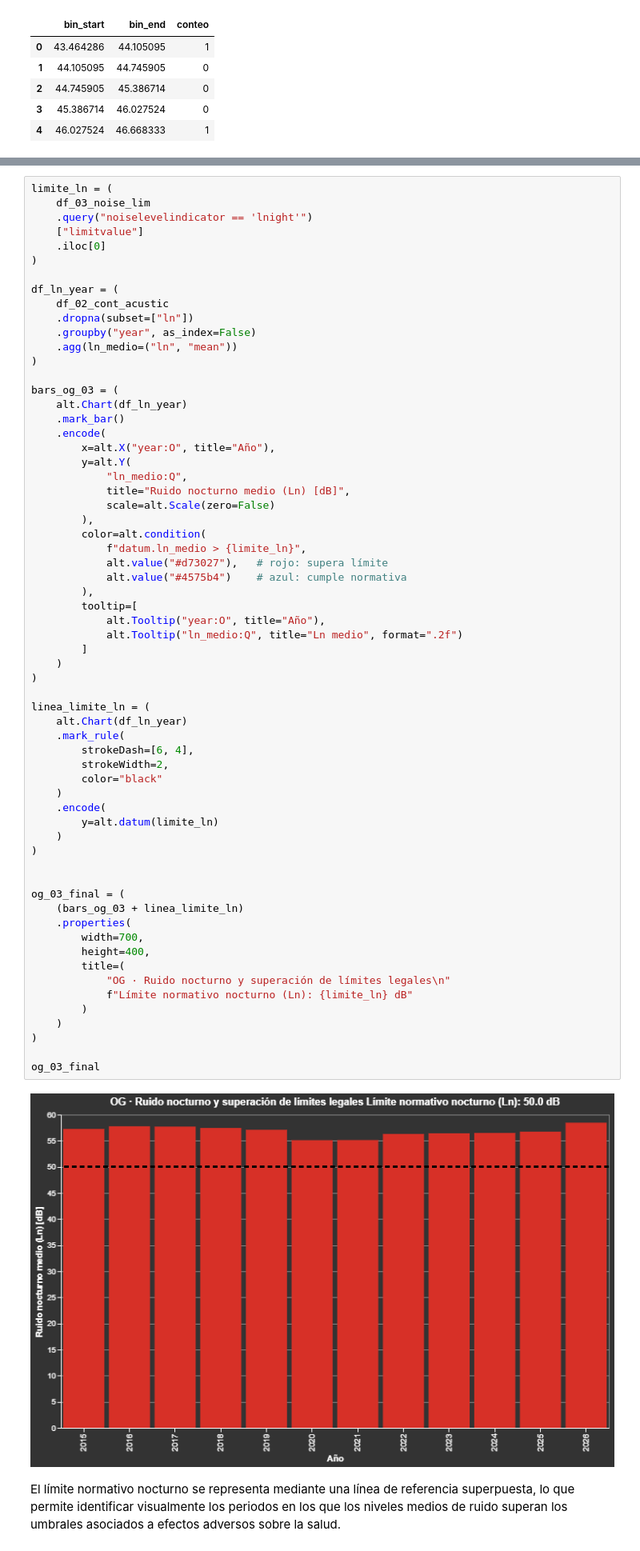
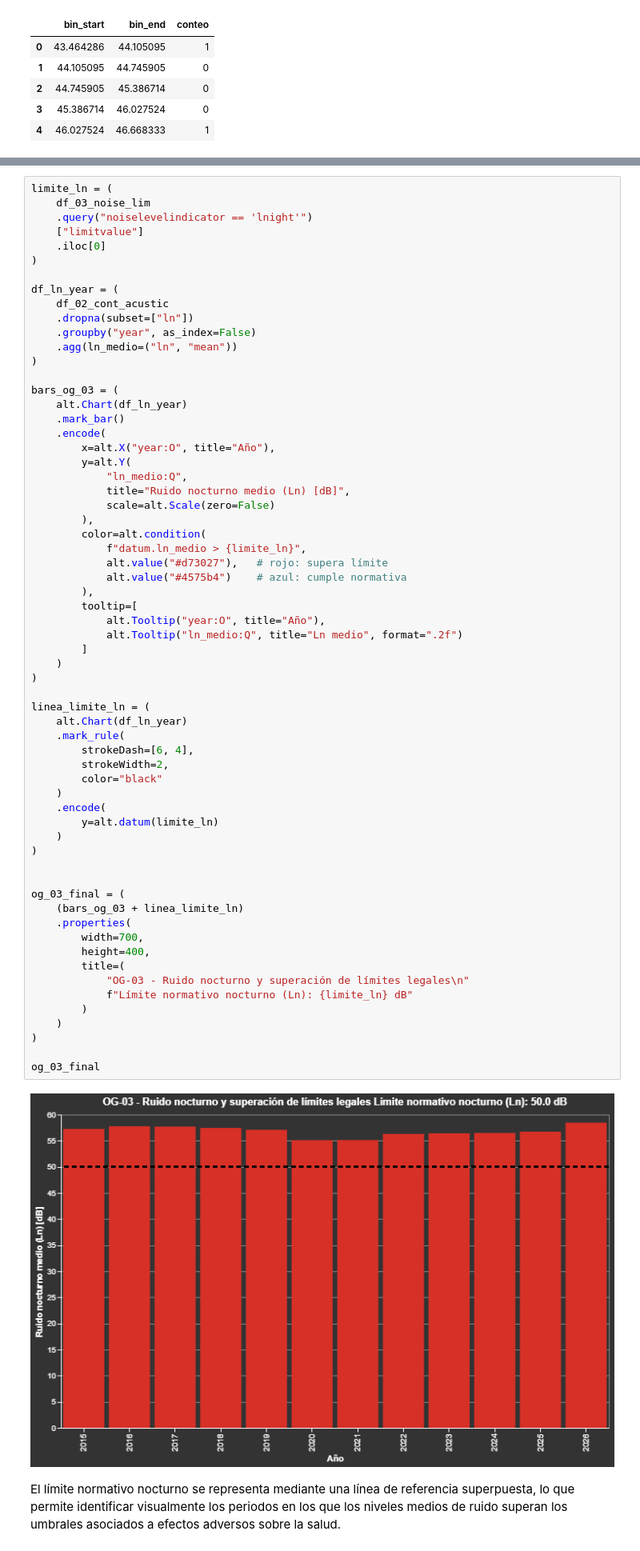
Before and after one commit to raq-abreu/Ruido-Visualizacion, a Jupyter notebook: notebooks entrega final/0G-Impacto ruido global.ipynb, the cells around one changed output, grey strips where cells are left out. Shown at 80% size. Drawn from its saved outputs; the diff is of its cells as text.

```diff
--- a/notebooks entrega final/0G-Impacto ruido global.ipynb
+++ b/notebooks entrega final/0G-Impacto ruido global.ipynb
@@ -370,35 +358,35 @@ bars_og_03 = (
         ]
     )
 )
 
 linea_limite_ln = (
     alt.Chart(df_ln_year)
     .mark_rule(
         strokeDash=[6, 4],
         strokeWidth=2,
         color="black"
     )
     .encode(
         y=alt.datum(limite_ln)
     )
 )
 
 
 og_03_final = (
     (bars_og_03 + linea_limite_ln)
     .properties(
         width=700,
         height=400,
         title=(
-            "OG · Ruido nocturno y superación de límites legales\n"
+            "OG-03 - Ruido nocturno y superación de límites legales\n"
             f"Límite normativo nocturno (Ln): {limite_ln} dB"
         )
     )
 )
 
 og_03_final
 # %% [output]
-[figure, old version]
+[figure, new version]
 # %% [markdown]
 El límite normativo nocturno se representa mediante una línea de referencia superpuesta, lo que permite identificar visualmente los periodos en los que los niveles medios de ruido superan los umbrales asociados a efectos adversos sobre la salud.
 # %% [markdown]
```
Also changed, not shown: parts of 16 cells of this notebook, 3 other files.
